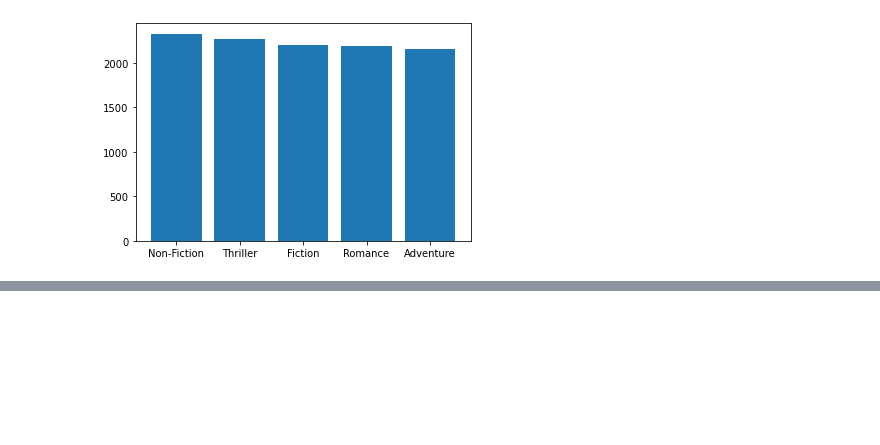
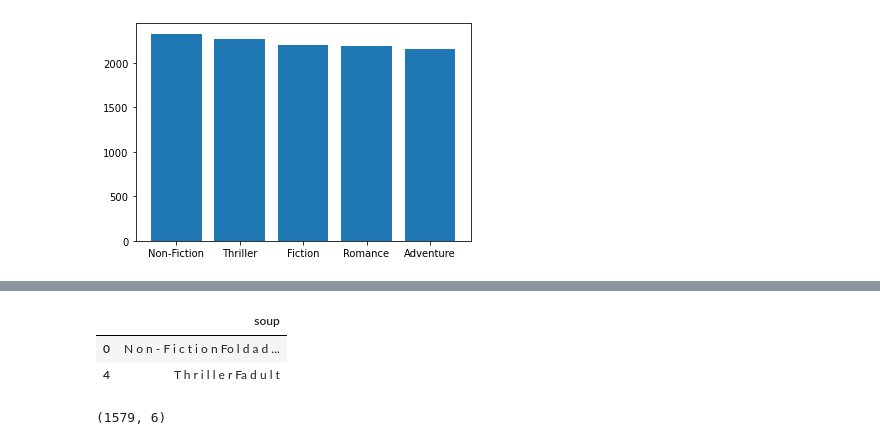
Before and after one commit to yurii151/final_project, a Jupyter notebook: books_w_genre_test.ipynb, the cells around one changed output, grey strips where cells are left out. Cells and saved outputs as stored; diff of their text form; code cells hidden in the pictures; blank space fills up the shorter version.

```diff
--- a/books_w_genre_test.ipynb
+++ b/books_w_genre_test.ipynb
@@ -202,0 +280,13 @@ df.head(25)
+# %%
+## concatinating the 3 features to create a vector
+def create_soup(x):
+    return ' '.join(x['genre']) + ' ' + ' '.join(x['most_votes_by_gender'])+ ' '.join(x['age_groups'])
+# %%
+# Create a new soup feature
+df2['soup'] = df2.apply(create_soup, axis=1)
+# %%
+df2[['soup']].head(2)
+# %% [output]
+|  | soup |
+| 0 | N o n - F i c t i o n Fo l d a d ... |
+| 4 | T h r i l l e r Fa d u l t |
@@ -202,0 +299,4 @@ df.head(25)
+# %%
+count_matrix.shape
+# %% [output]
+(1579, 6)
```
Also changed, not shown: parts of 31 cells of this notebook.
